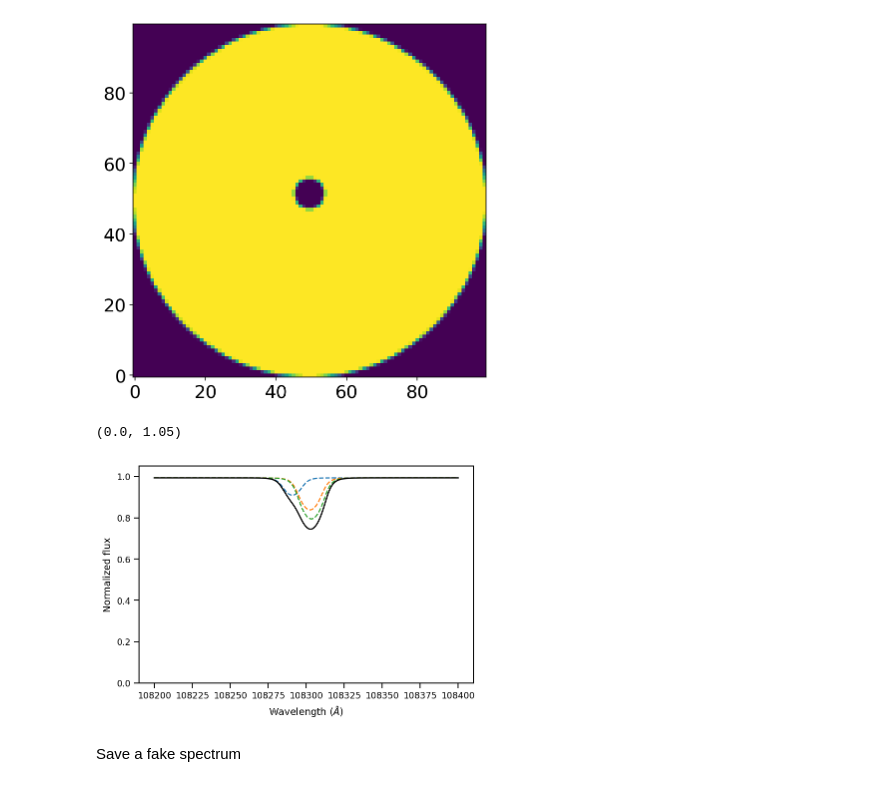
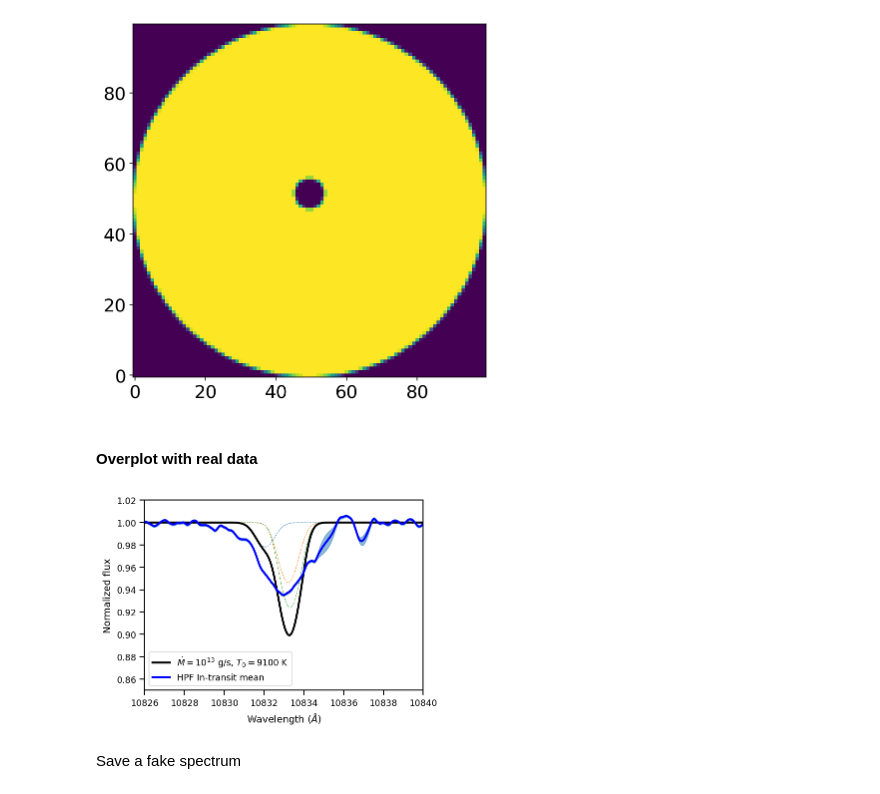
Before and after one commit to BrownDwarf/disperse, a Jupyter notebook: notebooks/07_theory/07_08_pwinds_HATP67b.ipynb, the cells around one changed output. Cells and saved outputs as stored; diff of their text form; code cells hidden in the pictures.

```diff
--- a/notebooks/07_theory/07_08_pwinds_HATP67b.ipynb
+++ b/notebooks/07_theory/07_08_pwinds_HATP67b.ipynb
@@ -273,7 +273,7 @@ wl = np.linspace(1.0820, 1.0840, 1000) * 1E-6  # Wavelengths in m
 # `wind_broadening_method` input parameter set to `'average'`. If you want
 # to do the formal calculation, set `wind_broadening_method` to `'formal'`.
 # The default is `'average'`.
-method = 'formal'
+method = 'average'
 
 spectrum_0 = transit.radiative_transfer_2d(flux_map, r_from_planet,
                                         r_SI, n_he_3_SI, v_SI, w0, f0, a_ij,
@@ -293,3 +293,5 @@ a_array = np.array([a_ij, a_ij, a_ij])  # This is the same for all lines in then
 spectrum = transit.radiative_transfer_2d(flux_map, r_from_planet,
                                         r_SI, n_he_3_SI, v_SI, w_array, f_array, a_array,
                                         wl, T_0, m_He, wind_broadening_method=method)
+# %% [markdown]
+#### Overplot with real data
@@ -296,16 +300,34 @@ spectrum = transit.radiative_transfer_2d(flux_map, r_from_planet,
+# %%
+df_data = pd.read_csv('../../data/HPF/GP_mean_InTransit55spec.csv')
+# %%
+scalar = spectrum_0.max()
+# %%
+s = 1E4 / np.mean(wl * 1E10)
+n = 1 + 0.0000834254 + 0.02406147 / (130 - s ** 2) + 0.00015998 / (38.9 - s ** 2)
+#wl_obs /= n
 # %%
-plt.figure(figsize=(6,4))
-plt.plot(wl * 1E11, spectrum_0, ls='--')
-plt.plot(wl * 1E11, spectrum_1, ls='--')
-plt.plot(wl * 1E11, spectrum_2, ls='--')
-plt.plot(wl * 1E11, spectrum, color='k', lw=1.3)
+plt.figure(figsize=(5,3.5))
+plt.plot(wl * 1E10*n, spectrum_0/scalar, ls='--', lw=0.5)
+plt.plot(wl * 1E10*n, spectrum_1/scalar, ls='--', lw=0.5)
+plt.plot(wl * 1E10*n, spectrum_2/scalar, ls='--', lw=0.5)
+plt.plot(wl * 1E10*n, spectrum/scalar, color='k', lw=2, label='$\dot{M}=10^{13}$ g/s, $T_0=9100\;$K')
+
+plt.plot(df_data.wl, 1+df_data.flux, 'b-', lw=2, label='HPF In-transit mean')
+plt.fill_between(
+    df_data.wl, 1+df_data.flux + df_data.unc, 1+df_data.flux - df_data.unc, color="C0", alpha=0.5
+)
+#plt.fill_between(
+#    df_data.wl, 1+df_data.flux + 0.018, 1+df_data.flux - 0.018, color="C0", alpha=0.1
+#)
+
+plt.legend()
 plt.xlabel('Wavelength ($\AA$)')
 plt.ylabel('Normalized flux')
-plt.ylim(0.0, 1.05)
-#plt.savefig('../../paper/paper1/figures/pwinds_1D_higXUV_t1p2Gyr.png', bbox_inches='tight', dpi=300)
+plt.ylim(0.85, 1.02)
+plt.xlim(10826, 10840)
+plt.savefig('../../paper/paper1/figures/pwinds_data_overlay.png', bbox_inches='tight', dpi=300)
 # %% [output]
-(0.0, 1.05)
-[figure, old version]
+[figure, new version]
 # %% [markdown]
 Save a fake spectrum
 # %%
```
Also changed, not shown: parts of 10 cells of this notebook, 4 other files.
